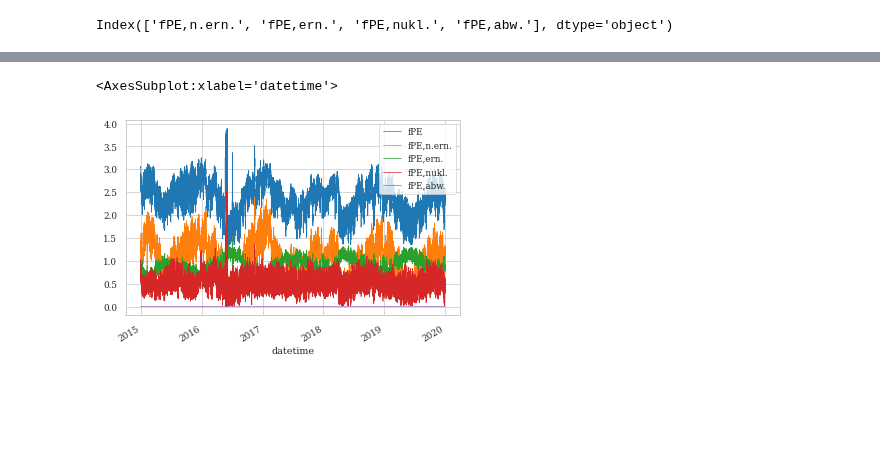
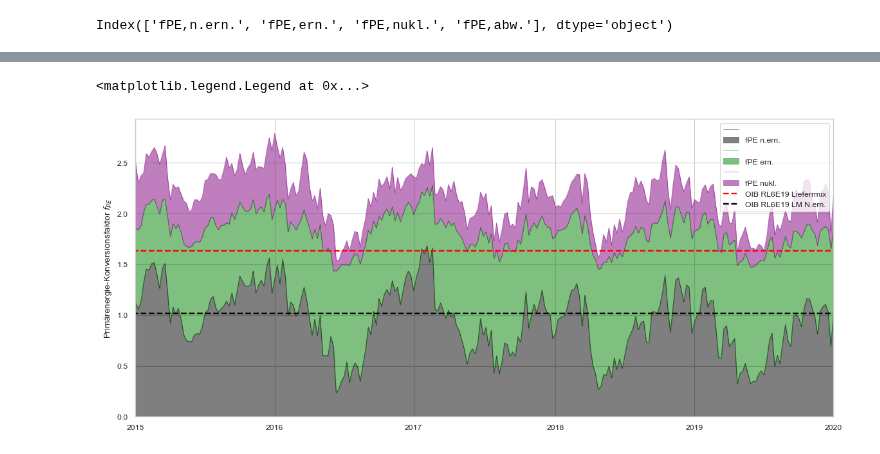
Before and after one commit to simonschaluppe/FLUCCOplus, a Jupyter notebook: notebooks/4.1.4_Primaerenergie_stuendlich.ipynb, the cells around one changed output, grey strips where cells are left out. Drawn from its saved outputs; the diff is of its cells as text; code cells hidden in the pictures; blank space fills up the shorter version.

```diff
--- a/notebooks/4.1.4_Primaerenergie_stuendlich.ipynb
+++ b/notebooks/4.1.4_Primaerenergie_stuendlich.ipynb
@@ -188,9 +228,22 @@ fPEs.to_csv(DATA_INTERIM / "fPEs_15-19.csv",
           sep=";",
           decimal=",",
           encoding="cp850")
-# %%
-a = elmap.read_interim("fPEs_15-19.csv")
-a.plot()
-# %% [output]
-<AxesSubplot:xlabel='datetime'>
-[figure, removed]
+# %%
+a = elmap.read_interim("fPEs_15-19.csv")
+fig, ax = plt.subplots(1,1, figsize=(14,6))
+a.drop(["fPE,abw."], axis=1).resample("W").mean().plot(
+    ax=ax,
+    kind="area",
+    stacked=True,
+    color=["black", "green", "purple"],
+    alpha=0.5,
+    linewidth=0.5, legend=["n.ern","ern", "asdasd"])
+fig.show()
+ax.plot(1.63*np.ones(8760*5),"r--")
+ax.plot(1.02*np.ones(8760*5),"--", color="black")
+plt.ylabel(r"Primärenergie-Konversionsfaktor $f_{PE}$")
+plt.xlabel(r"")
+ax.legend(["","fPE n.ern.","","fPE ern.","","fPE nukl.","OIB RL6E19 Lieferrmix", "OIB RL6E19 LM N.ern."], loc="upper right")
+# %% [output]
+<matplotlib.legend.Legend at 0x...>
+[figure, added]
```
Also changed, not shown: parts of 15 cells of this notebook, 5 other files.
